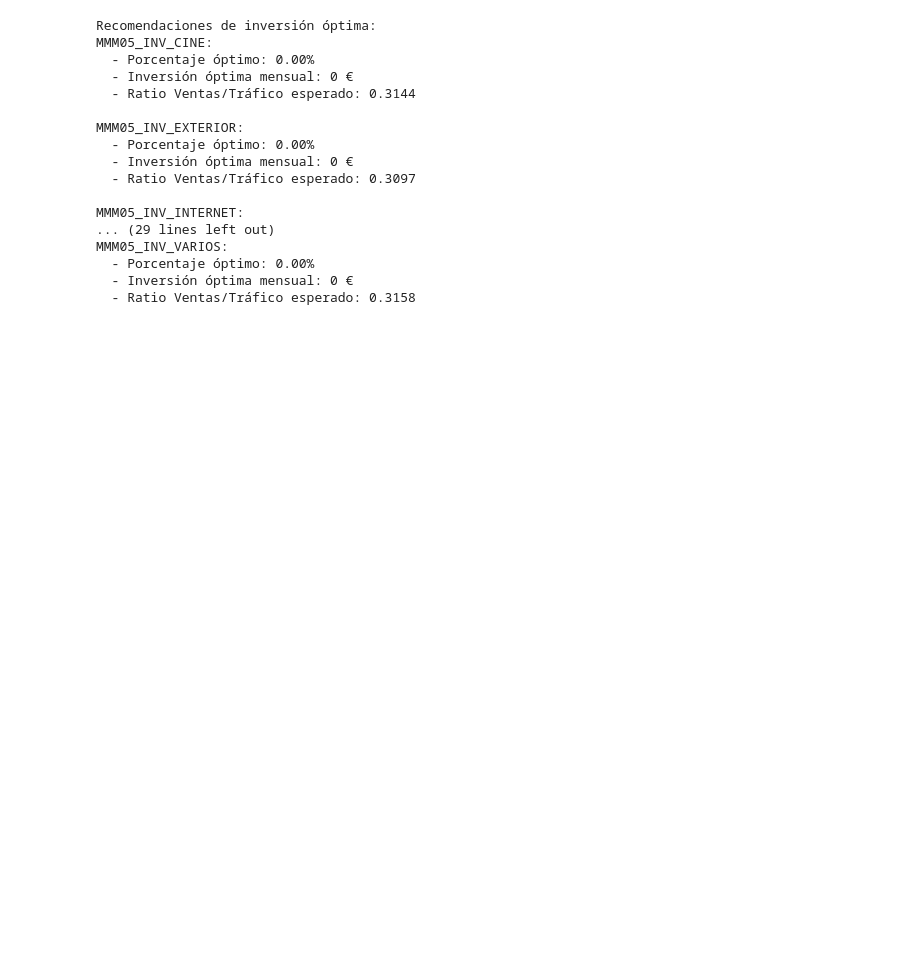
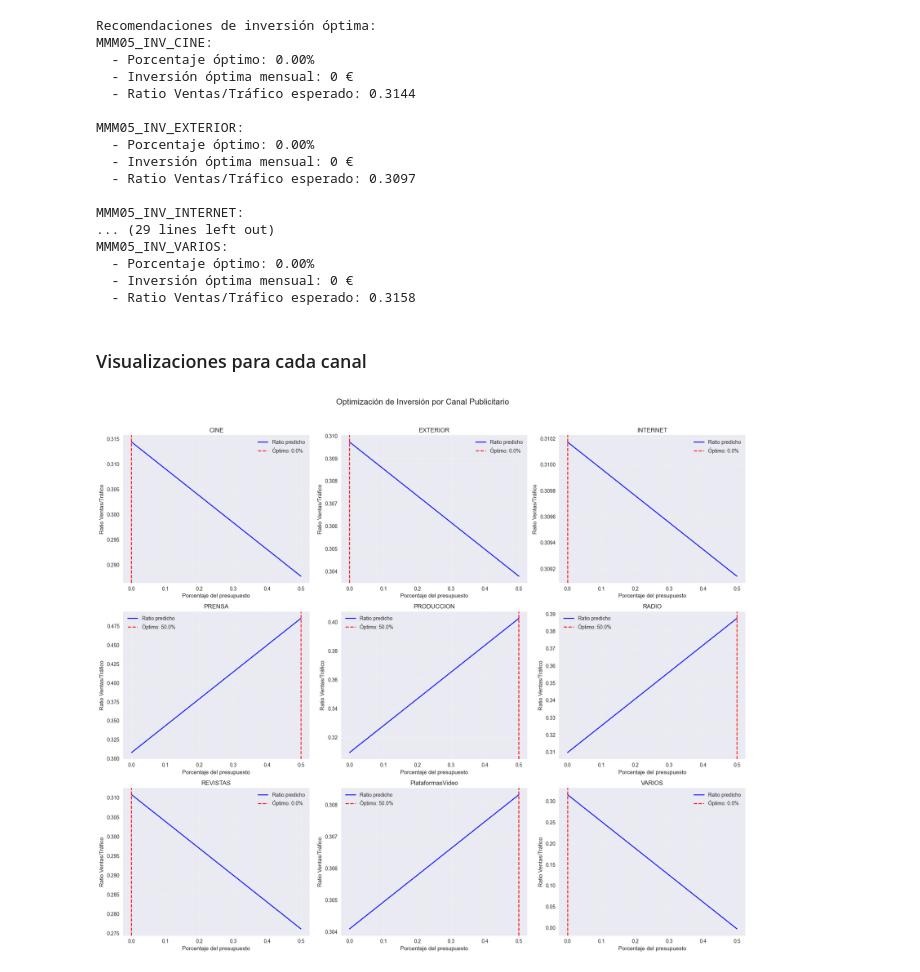
Before and after one commit to alejandromtnz/MMM, a Jupyter notebook: optimizacion.ipynb, the cells around one changed output. Cells and saved outputs as stored; diff of their text form; code cells hidden in the pictures; blank space fills up the shorter version.

```diff
--- a/optimizacion.ipynb
+++ b/optimizacion.ipynb
@@ -248,3 +248,74 @@ MMM05_INV_VARIOS:
   - Porcentaje óptimo: 0.00%
   - Inversión óptima mensual: 0 €
   - Ratio Ventas/Tráfico esperado: 0.3158
+# %% [markdown]
+### Visualizaciones para cada canal
+# %%
+# Configurar estilo de los gráficos
+try:
+    plt.style.use('seaborn-v0_8')  # Estilo más reciente equivalente a seaborn
+except:
+    plt.style.use('ggplot')  # Estilo alternativo si el anterior no está disponible
+
+plt.rcParams['figure.figsize'] = [12, 6]
+
+# Encontrar el punto óptimo de inversión para cada canal con gráficos
+inv_optima = {}
+total_inversion = df['MMM05_INV_INV_Total'].mean()  # Inversión promedio histórica
+
+# Crear figura para los gráficos
+fig, axes = plt.subplots(3, 3, figsize=(18, 15))
+fig.suptitle('Optimización de Inversión por Canal Publicitario', y=1.02, fontsize=16)
+axes = axes.ravel()  # Aplanar el array de ejes para iteración fácil
+
+canales_graficados = 0
+
+for i, canal in enumerate(df_inv_pct.columns):
+    # Crear escenarios variando la inversión en este canal (0% a 50% del presupuesto)
+    escenarios = np.linspace(0, 0.5, 50)
+    ratios_predichos = []
+
+    for esc in escenarios:
+        X_temp = X.copy()
+        if canal in X_temp.columns:
+            X_temp[canal] = esc
+            if flags['normalizar']:
+                X_temp_scaled = scaler.transform(X_temp)
+            else:
+                X_temp_scaled = X_temp
+
+            ratio_pred = model.predict(X_temp_scaled)[-1]
+            ratios_predichos.append(ratio_pred)
+
+    if ratios_predichos and not all(r == ratios_predichos[0] for r in ratios_predichos):
+        idx_optimo = np.argmax(ratios_predichos)
+        inv_optima[canal] = {
+            'porcentaje_optimo': escenarios[idx_optimo],
+            'ratio_maximo': ratios_predichos[idx_optimo],
+            'inversion_optima': escenarios[idx_optimo] * total_inversion,
+            'curva_ratios': ratios_predichos
+        }
+
+        # Graficar
+        ax = axes[canales_graficados]
+        ax.plot(escenarios, ratios_predichos, 'b-', label='Ratio predicho')
+        ax.axvline(x=escenarios[idx_optimo], color='r', linestyle='--',
+                  label=f'Óptimo: {escenarios[idx_optimo]:.1%}')
+        ax.set_title(canal.replace('MMM05_INV_', ''))
+        ax.set_xlabel('Porcentaje del presupuesto')
+        ax.set_ylabel('Ratio Ventas/Tráfico')
+        ax.grid(True, alpha=0.3)
+        ax.legend()
+
+        canales_graficados += 1
+        if canales_graficados >= len(axes):
+            break
+
+# Ocultar ejes no utilizados
+for j in range(canales_graficados, len(axes)):
+    axes[j].axis('off')
+
+plt.tight_layout()
+plt.show()
+# %% [output]
+[figure, added]
```
Also changed, not shown: parts of 38 cells of this notebook, 1 other file.
